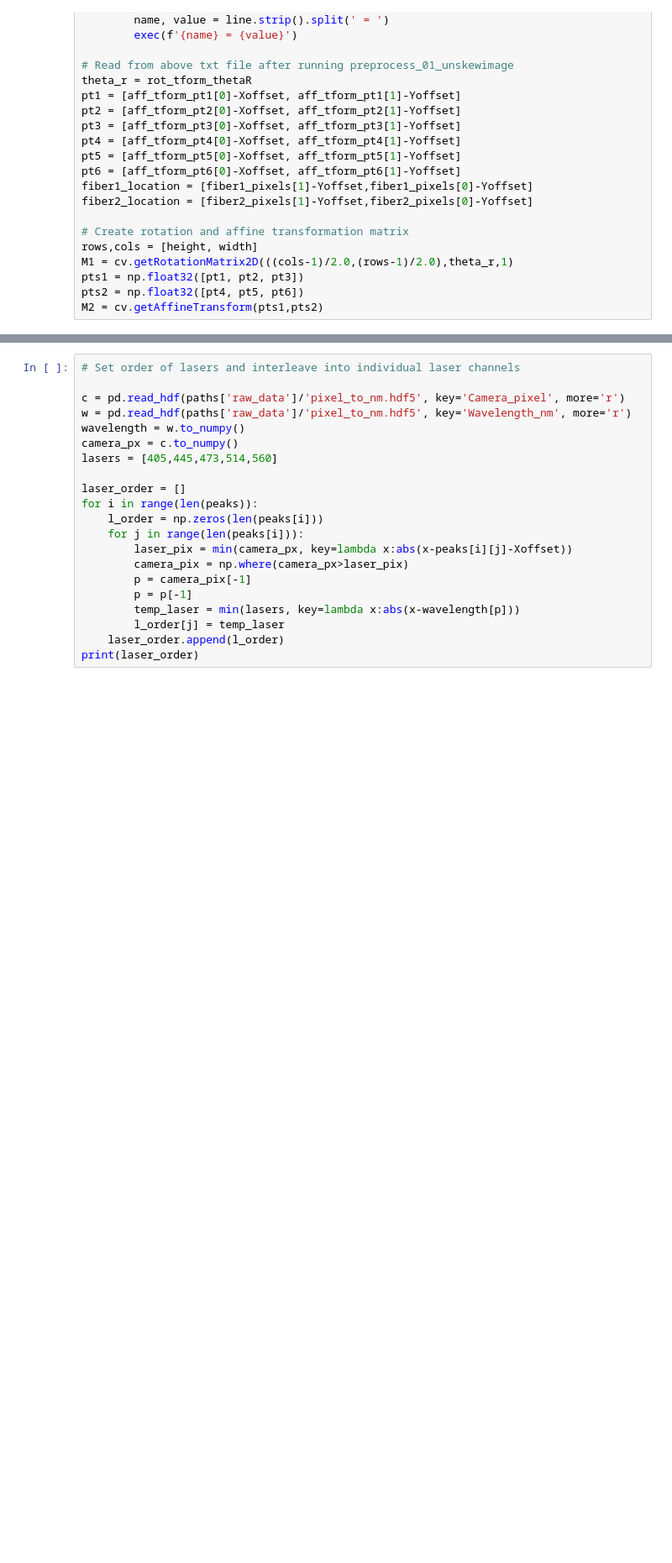
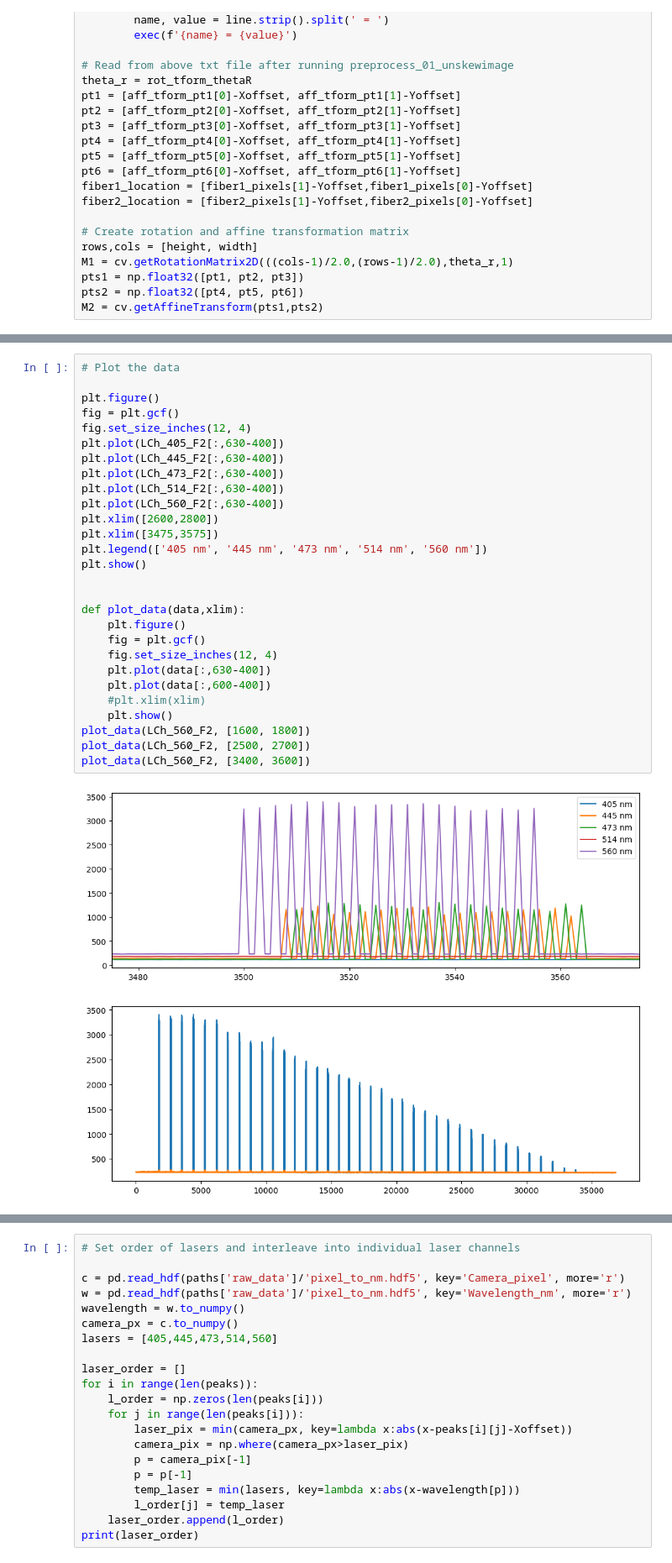
Before and after one commit to AllenNeuralDynamics/HSFPpreprocess, a Jupyter notebook: preprocess_03_tiff_to_intensity.ipynb, the cells around one changed output, grey strips where cells are left out. Shown: that part at 84% size. Saved outputs shown, nothing was run; the diff lists cells and outputs as text; blank space fills up the shorter version.

```diff
--- a/preprocess_03_tiff_to_intensity.ipynb
+++ b/preprocess_03_tiff_to_intensity.ipynb
@@ -83,0 +381,31 @@ M2 = cv.getAffineTransform(pts1,pts2)
+# %%
+# Plot the data
+
+plt.figure()
+fig = plt.gcf()
+fig.set_size_inches(12, 4)
+plt.plot(LCh_405_F2[:,630-400])
+plt.plot(LCh_445_F2[:,630-400])
+plt.plot(LCh_473_F2[:,630-400])
+plt.plot(LCh_514_F2[:,630-400])
+plt.plot(LCh_560_F2[:,630-400])
+plt.xlim([2600,2800])
+plt.xlim([3475,3575])
+plt.legend(['405 nm', '445 nm', '473 nm', '514 nm', '560 nm'])
+plt.show()
+
+
+def plot_data(data,xlim):
+    plt.figure()
+    fig = plt.gcf()
+    fig.set_size_inches(12, 4)
+    plt.plot(data[:,630-400])
+    plt.plot(data[:,600-400])
+    #plt.xlim(xlim)
+    plt.show()
+plot_data(LCh_560_F2, [1600, 1800])
+plot_data(LCh_560_F2, [2500, 2700])
+plot_data(LCh_560_F2, [3400, 3600])
+# %% [output]
+[figure, added]
+[figure, added]
```
Also changed, not shown: parts of 16 cells of this notebook, 18 other files.
